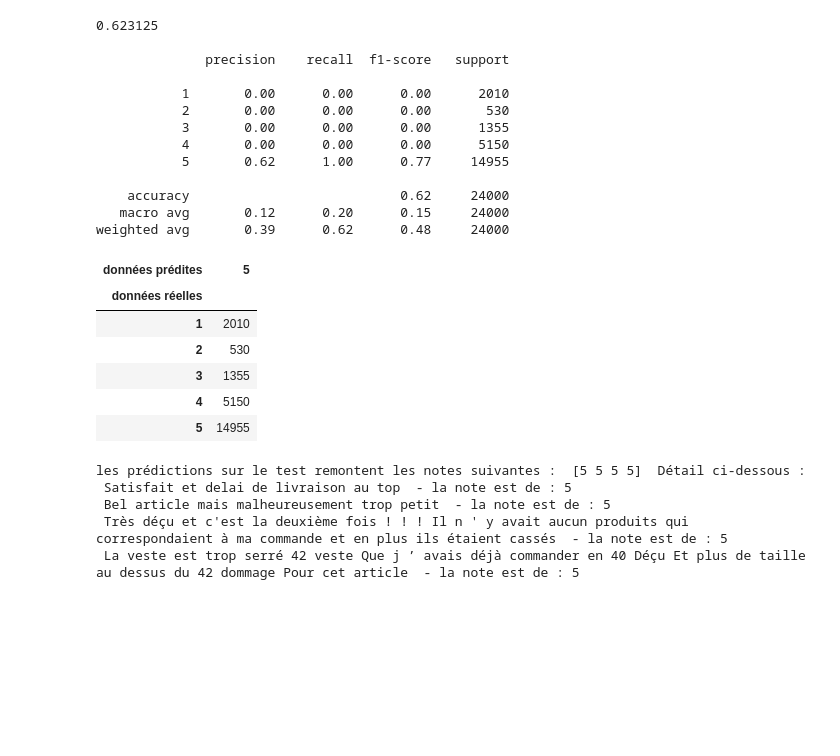
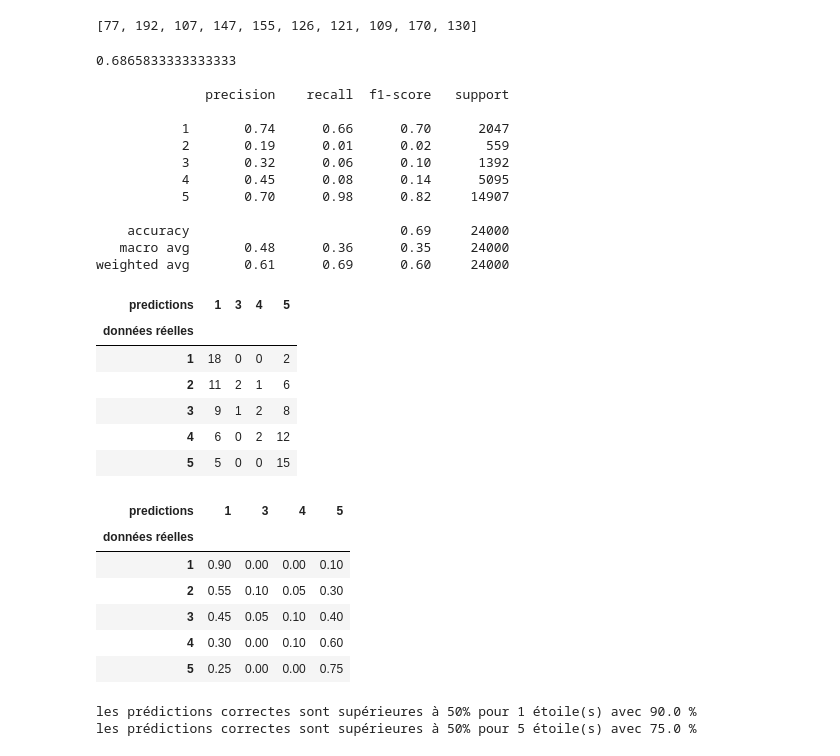
Before and after one commit to lille59350/Statisfaction_Clients, a Jupyter notebook: DataScientest - projet - SatisfactionClients - 3 - RandomForestClassifier.ipynb, the cells around one changed output. Saved outputs shown, nothing was run; the diff lists cells and outputs as text; code cells hidden in the pictures; blank space fills up the shorter version.

```diff
--- a/DataScientest - projet - SatisfactionClients - 3 - RandomForestClassifier.ipynb
+++ b/DataScientest - projet - SatisfactionClients - 3 - RandomForestClassifier.ipynb
@@ -9,6 +10,7 @@ pd.set_option('display.max_rows', 50)
 pd.set_option('display.max_columns', 100)
 # %%
 df = pd.read_csv('datasets/SatisfactionClients/cdiscount_retraite.csv', index_col=0)
+df_test = pd.read_csv('datasets/SatisfactionClients/amazon_test1.csv', index_col=0)
 df.sample(3)
 # %% [output]
 |  | pays | note | titre | commentaire | Commentaire_filtre | titre_filtre |
@@ -18,6 +20,6 @@ df.sample(3)
 # %%
 # séparation de la variable cible et des variables explicatives
-X = df['titre_filtre']
+X = df['Commentaire_filtre']
 y = df['note']
 # %%
 import seaborn as sns
@@ -221,51 +249,63 @@ les prédictions sur le test remontent les notes suivantes :  [5 3 5 4]  Détail
+# %%
+[estimator.get_n_leaves() for estimator in clf.estimators_]
+# %% [output]
+[77, 192, 107, 147, 155, 126, 121, 109, 170, 130]
 # %%
-clf2 = RandomForestClassifier(n_estimators=10, max_depth=1)
+clf2 = RandomForestClassifier(n_estimators=10, max_depth=100)
 
 clf2.fit(X_train, y_train)
 
 y_pred2 = clf2.predict(X_test)
 
 print(clf2.score(X_test, y_test), end='\n\n')
 
 cr2 = classification_report(y_test, y_pred2)
 print(cr2)
 
-# affichage de la matrice de confusion pour voir si les données se sont bien classées
-cm2 = pd.crosstab(y_test, y_pred2, rownames=['données réelles'], colnames=['données prédites'])
+cm2 = pd.crosstab(y_test, y_pred2, rownames=['données réelles'], colnames=['predictions'])
 display(cm2)
 
-# on peut tester le modèles sur de nouveaux commentaire pour voir la prédictions qui seraits faites
-new_comments = ["Satisfait et delai de livraison au top", "Bel article mais malheureusement trop petit", "Très déçu et c'est la deuxième fois ! ! ! Il n ' y avait aucun produits qui correspondaient à ma commande et en plus ils étaient cassés", "La veste est trop serré 42 veste Que j ’ avais déjà commander en 40 Déçu Et plus de taille au dessus du 42 dommage Pour cet article"]
+# vérification des résultats sur un jeu de test externe (100 commentaires amazon également répartis entre les étoiles)
+df_test_token = vectorizer.transform(df_test['commentaire']).todense()
+y_predict_test = clf2.predict(df_test_token)
 
-# on tokenize les commentaires à partir du modèle vectorizer existant
-new_comments_token = vectorizer.transform(new_comments).todense()
+cm_test = pd.crosstab(df_test['note'], y_predict_test, rownames=['données réelles'], colnames=['predictions'])
+display(cm_test)
 
-# on prédit les données à partir à parti du modèle clf et on regarde si c'est cohérent
-y_predict_test = clf2.predict(new_comments_token)
-print('les prédictions sur le test remontent les notes suivantes : ', y_predict_test, ' Détail ci-dessous :\n', new_comments[0], ' - la note est de :', y_predict_test[0], '\n', new_comments[1], ' - la note est de :',  y_predict_test[1], '\n', new_comments[2], ' - la note est de :',  y_predict_test[2], '\n', new_comments[3], ' - la note est de :', y_predict_test[3])
+cm_test2 = pd.crosstab(df_test['note'], y_predict_test, rownames=['données réelles'], colnames=['predictions'], normalize=0)
+display(cm_test2)
+
+for i in cm_test2.index:
+    for j in cm_test2.columns :
+        if (i==j and cm_test2.loc[i, j] > 0.5) :
+            print("les prédictions correctes sont supérieures à 50% pour {} étoile(s) avec {} %".format(i, cm_test2.loc[i, j]*100))
 # %% [output]
-0.623125
+0.6865833333333333
 
               precision    recall  f1-score   support
 
-           1       0.00      0.00      0.00      2010
-           2       0.00      0.00      0.00       530
-           3       0.00      0.00      0.00      1355
-           4       0.00      0.00      0.00      5150
-           5       0.62      1.00      0.77     14955
+           1       0.74      0.66      0.70      2047
+           2       0.19      0.01      0.02       559
+           3       0.32      0.06      0.10      1392
+           4       0.45      0.08      0.14      5095
+           5       0.70      0.98      0.82     14907
 
-    accuracy                           0.62     24000
-   macro avg       0.12      0.20      0.15     24000
-weighted avg       0.39      0.62      0.48     24000
+    accuracy                           0.69     24000
+   macro avg       0.48      0.36      0.35     24000
+weighted avg       0.61      0.69      0.60     24000
-| données prédites | 5 |
-| données réelles |  |
-| 1 | 2010 |
-| 2 | 530 |
-| 3 | 1355 |
-| 4 | 5150 |
-| 5 | 14955 |
+| predictions | 1 | 3 | 4 | 5 |
+| données réelles |  |  |  |  |
+| 1 | 18 | 0 | 0 | 2 |
+| 2 | 11 | 2 | 1 | 6 |
+| 3 | 9 | 1 | 2 | 8 |
+| 4 | 6 | 0 | 2 | 12 |
+| 5 | 5 | 0 | 0 | 15 |
+| predictions | 1 | 3 | 4 | 5 |
+| données réelles |  |  |  |  |
+| 1 | 0.90 | 0.00 | 0.00 | 0.10 |
+| 2 | 0.55 | 0.10 | 0.05 | 0.30 |
+| 3 | 0.45 | 0.05 | 0.10 | 0.40 |
+| 4 | 0.30 | 0.00 | 0.10 | 0.60 |
+| 5 | 0.25 | 0.00 | 0.00 | 0.75 |
-les prédictions sur le test remontent les notes suivantes :  [5 5 5 5]  Détail ci-dessous :
- Satisfait et delai de livraison au top  - la note est de : 5
- Bel article mais malheureusement trop petit  - la note est de : 5
- Très déçu et c'est la deuxième fois ! ! ! Il n ' y avait aucun produits qui correspondaient à ma commande et en plus ils étaient cassés  - la note est de : 5
- La veste est trop serré 42 veste Que j ’ avais déjà commander en 40 Déçu Et plus de taille au dessus du 42 dommage Pour cet article  - la note est de : 5
+les prédictions correctes sont supérieures à 50% pour 1 étoile(s) avec 90.0 %
+les prédictions correctes sont supérieures à 50% pour 5 étoile(s) avec 75.0 %
```
Also changed, not shown: parts of 14 cells of this notebook, 1 other file.
